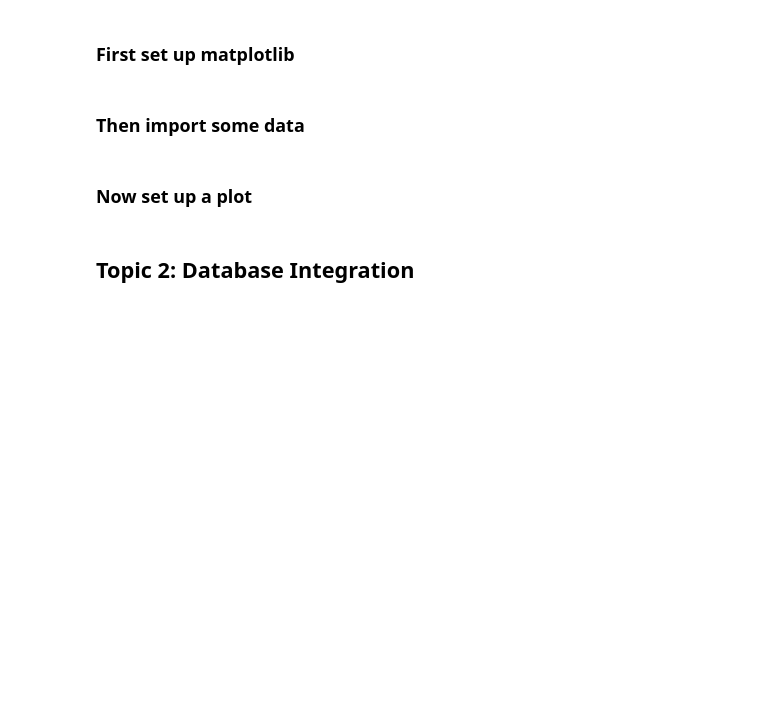
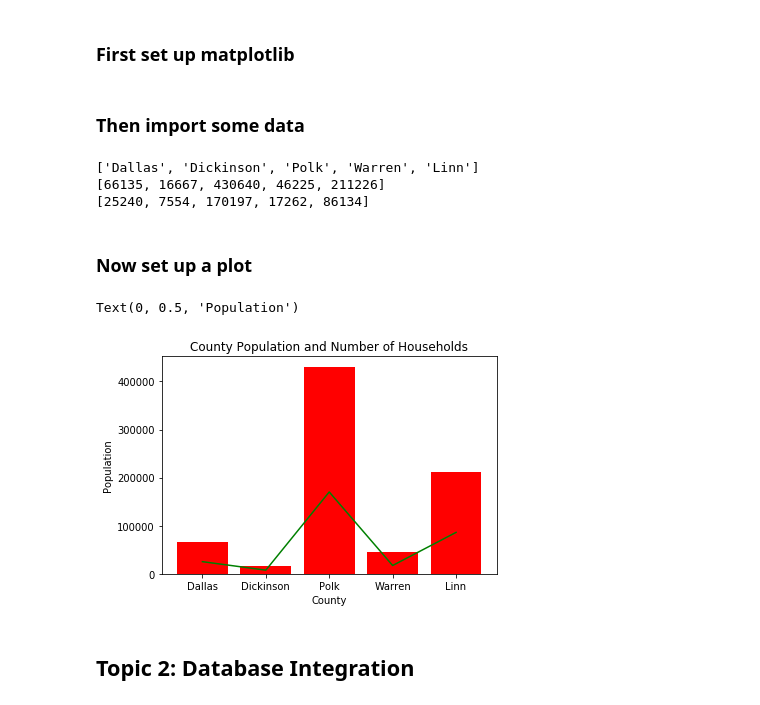
Before and after one commit to magilbertson/CIS189-Notebooks-for-class, a Jupyter notebook: Week 13 Examples.ipynb, the cells around one changed output. Drawn from its saved outputs; the diff is of its cells as text; code cells hidden in the pictures; blank space fills up the shorter version.

```diff
--- a/Week 13 Examples.ipynb
+++ b/Week 13 Examples.ipynb
@@ -47,6 +47,13 @@ with open('Example CSV.csv') as csv_file:
         county_label.append(row[0])
         county_population.append(int(row[1].replace(",", "")))
         county_num_households.append(int(row[2].replace(",","")))
+    print(county_label)
+    print(county_population)
+    print(county_num_households)
+# %% [output]
+['Dallas', 'Dickinson', 'Polk', 'Warren', 'Linn']
+[66135, 16667, 430640, 46225, 211226]
+[25240, 7554, 170197, 17262, 86134]
 # %%
 print(county_label)
 print(county_population)
@@ -56,15 +63,18 @@ print (county_num_households)
 # %%
 plot_count = []
 
-for v in range(len(county_data.values())):
+for v in range(len(county_label)):
     plot_count.append(v)
 
 plt.bar(plot_count,county_population,color='red')
 plt.plot(plot_count,county_num_households,color='green')
 plt.xticks(plot_count,county_label)
 plt.title('County Population and Number of Households')
 plt.xlabel('County')
 plt.ylabel('Population')
+# %% [output]
+Text(0, 0.5, 'Population')
+[figure, added]
 # %% [markdown]
 ## Topic 2: Database Integration
 # %% [markdown]
```
Also changed, not shown: parts of 6 cells of this notebook, 21 other files.
